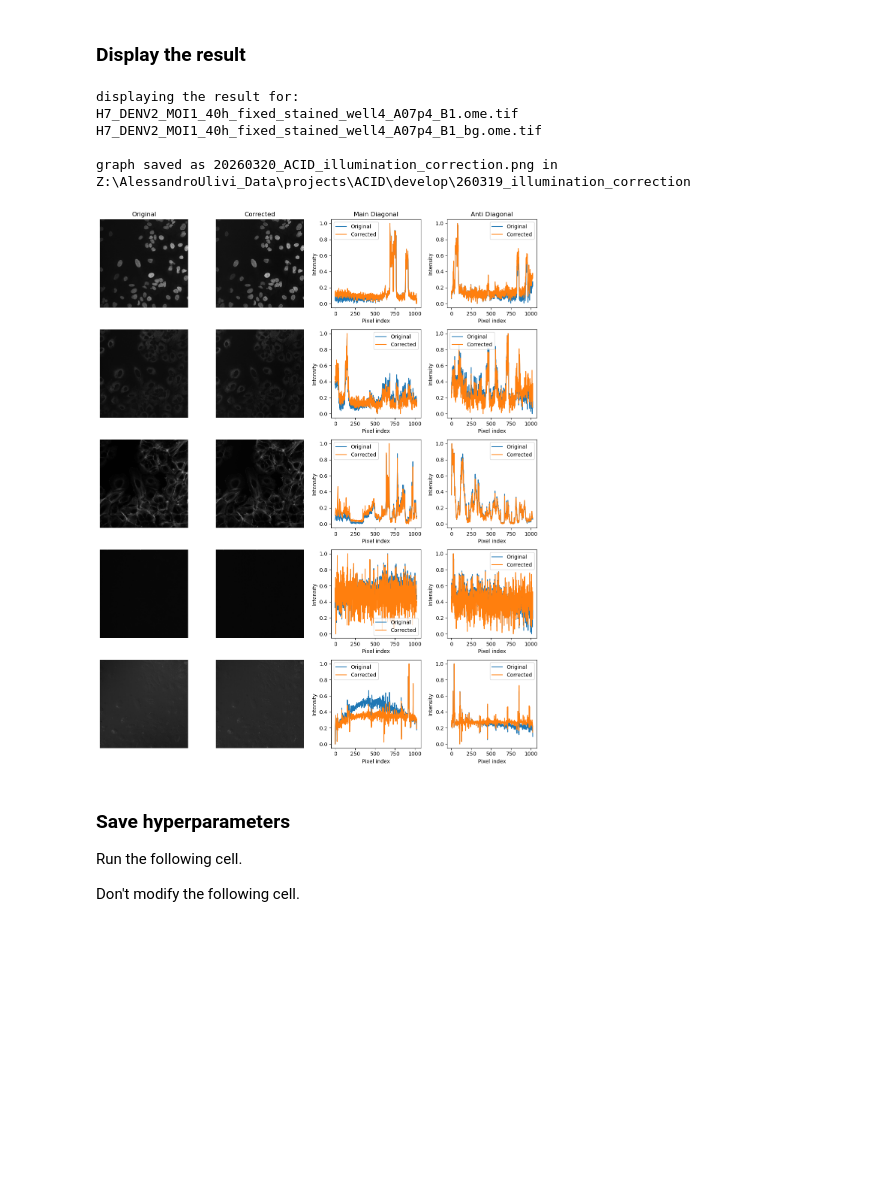
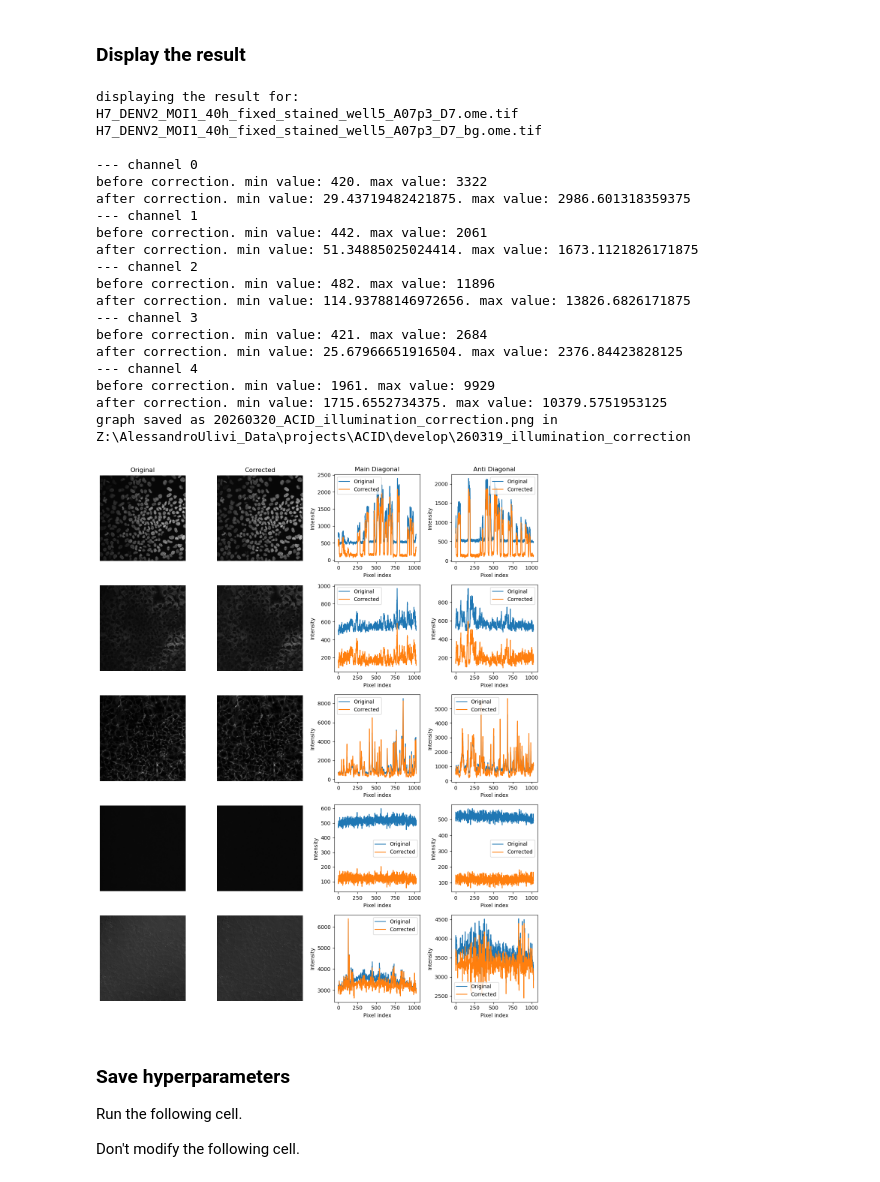
Before and after one commit to IDIP-Platform/ACID, a Jupyter notebook: part4b_correct_background.ipynb, the cells around one changed output. Cells and saved outputs as stored; diff of their text form; code cells hidden in the pictures; blank space fills up the shorter version.

Commit message:
run background correction on train data

```diff
--- a/part4b_correct_background.ipynb
+++ b/part4b_correct_background.ipynb
@@ -225,7 +225,7 @@ channel_axis = 0
 method="division"
 
 # the offset to subtract from the image before correcting for the illumination
-offset=100
+offset=400
 
 # the small constant to add to the background in oder to avoid zero numbers in the background function, which
 # would lead to mathematical instability (e.g. division by zero)
@@ -919,37 +919,52 @@ displaying the result for:
 random_field_of_view = tifffile.imread(os.path.join(fov_directory, random_field_of_view_name))
 random_field_of_view_corrected = tifffile.imread(os.path.join(output_directory, random_field_of_view_corrected_name))
 
 
 fig, axes = plt.subplots(num_channels, 4, figsize=(12, 3 * num_channels))
 
 plot_image_channels_and_diagonals(
     random_field_of_view,
     random_field_of_view_corrected,
     channel_axis=channel_axis,
     axes=axes,
     title_1="Original",
     title_2="Corrected",
     title_3="Main Diagonal",
     title_4="Anti Diagonal",
     x_axis="Pixel index",
     y_axis="Intensity",
-    normalize=True)
+    normalize=False)
 
 
 # save graph
 if save_graphs:
     graph_saving_name = f"{datetime.datetime.now().strftime(graph_date_format)}{save_file_name_separator}{project_name}{save_file_name_separator}{graph_savingword}{graph_suffix}"
     fig.savefig(os.path.join(graph_saving_directory, graph_saving_name))
     print(f"graph saved as {graph_saving_name} in {graph_saving_directory}")
 else:
     print("graph not saved, set save_graphs to True to save the graph")
 # %% [output]
 displaying the result for:
-H7_DENV2_MOI1_40h_fixed_stained_well4_A07p4_B1.ome.tif
-H7_DENV2_MOI1_40h_fixed_stained_well4_A07p4_B1_bg.ome.tif
+H7_DENV2_MOI1_40h_fixed_stained_well5_A07p3_D7.ome.tif
+H7_DENV2_MOI1_40h_fixed_stained_well5_A07p3_D7_bg.ome.tif
 
+--- channel 0
+before correction. min value: 420. max value: 3322
+after correction. min value: 29.43719482421875. max value: 2986.601318359375
+--- channel 1
+before correction. min value: 442. max value: 2061
+after correction. min value: 51.34885025024414. max value: 1673.1121826171875
+--- channel 2
+before correction. min value: 482. max value: 11896
+after correction. min value: 114.93788146972656. max value: 13826.6826171875
+--- channel 3
+before correction. min value: 421. max value: 2684
+after correction. min value: 25.67966651916504. max value: 2376.84423828125
+--- channel 4
+before correction. min value: 1961. max value: 9929
+after correction. min value: 1715.6552734375. max value: 10379.5751953125
 graph saved as 20260320_ACID_illumination_correction.png in Z:\AlessandroUlivi_Data\projects\ACID\develop\260319_illumination_correction
-[figure, old version]
+[figure, new version]
 # %% [markdown]
 ### Save hyperparameters
 
```
Also changed, not shown: parts of 1 cell of this notebook.
